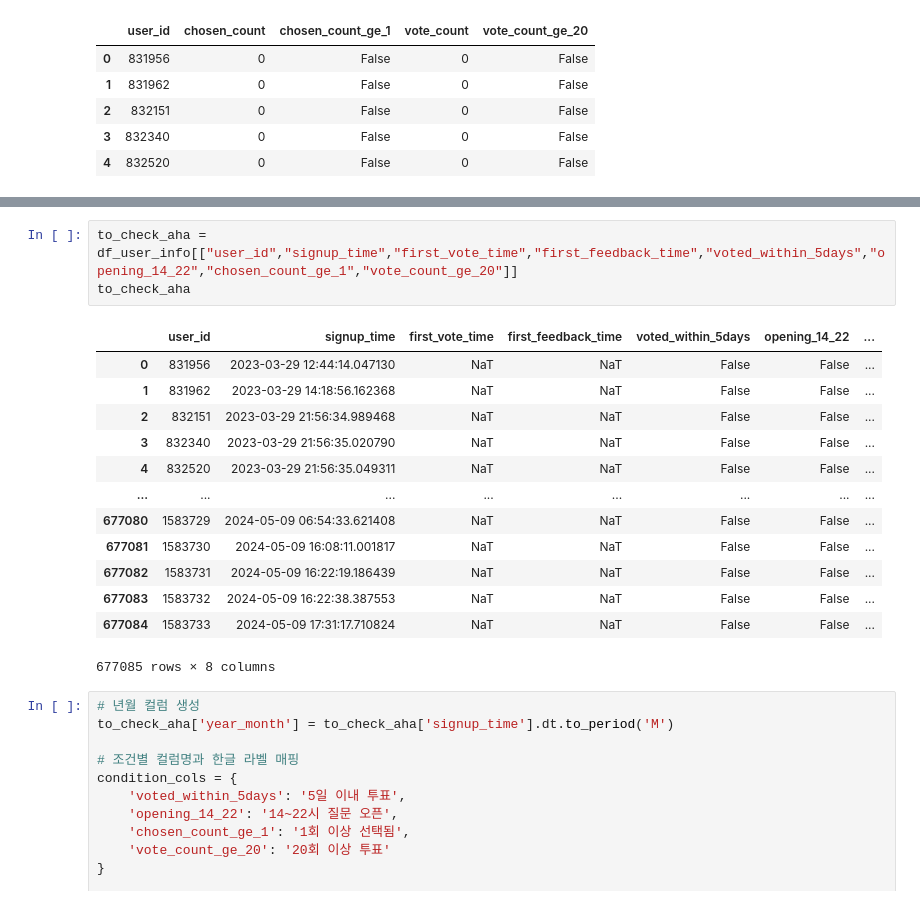
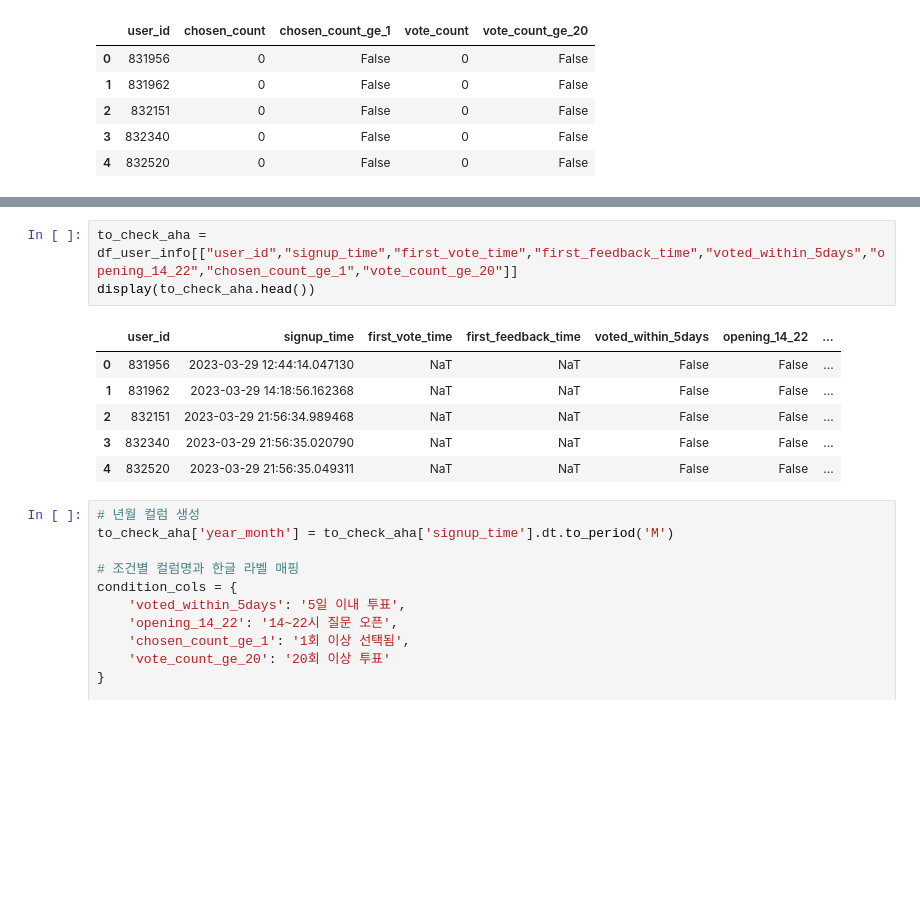
Before and after one commit to seung127/codeit_project, a Jupyter notebook: codeit-project-docker/notebooks/search_for_activation.ipynb, the cells around one changed output, grey strips where cells are left out. Saved outputs shown, nothing was run; the diff lists cells and outputs as text; blank space fills up the shorter version.

```diff
--- a/codeit-project-docker/notebooks/search_for_activation.ipynb
+++ b/codeit-project-docker/notebooks/search_for_activation.ipynb
@@ -343,20 +337,13 @@ df_user_info.head()
 # %%
 to_check_aha = df_user_info[["user_id","signup_time","first_vote_time","first_feedback_time","voted_within_5days","opening_14_22","chosen_count_ge_1","vote_count_ge_20"]]
-to_check_aha
+display(to_check_aha.head())
 # %% [output]
 |  | user_id | signup_time | first_vote_time | first_feedback_time | voted_within_5days | opening_14_22 | ... |
 | 0 | 831956 | 2023-03-29 12:44:14.047130 | NaT | NaT | False | False | ... |
 | 1 | 831962 | 2023-03-29 14:18:56.162368 | NaT | NaT | False | False | ... |
 | 2 | 832151 | 2023-03-29 21:56:34.989468 | NaT | NaT | False | False | ... |
 | 3 | 832340 | 2023-03-29 21:56:35.020790 | NaT | NaT | False | False | ... |
 | 4 | 832520 | 2023-03-29 21:56:35.049311 | NaT | NaT | False | False | ... |
-| ... | ... | ... | ... | ... | ... | ... | ... |
-| 677080 | 1583729 | 2024-05-09 06:54:33.621408 | NaT | NaT | False | False | ... |
-| 677081 | 1583730 | 2024-05-09 16:08:11.001817 | NaT | NaT | False | False | ... |
-| 677082 | 1583731 | 2024-05-09 16:22:19.186439 | NaT | NaT | False | False | ... |
-| 677083 | 1583732 | 2024-05-09 16:22:38.387553 | NaT | NaT | False | False | ... |
-| 677084 | 1583733 | 2024-05-09 17:31:17.710824 | NaT | NaT | False | False | ... |
-677085 rows × 8 columns
 # %%
 # 년월 컬럼 생성
 to_check_aha['year_month'] = to_check_aha['signup_time'].dt.to_period('M')
```
Also changed, not shown: parts of 58 cells of this notebook, 2 other files.
